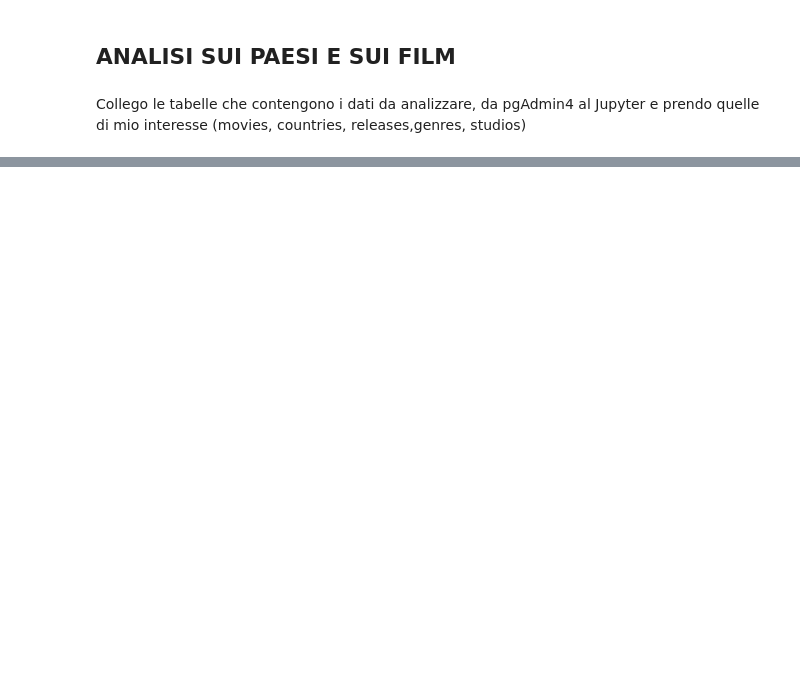
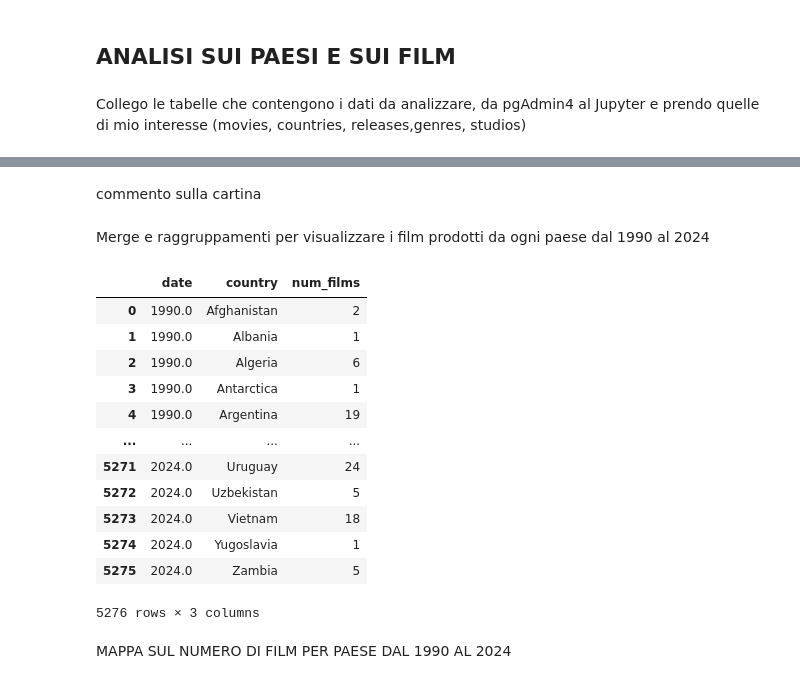
Before and after one commit to LuisBarrios03/Progetto-IUM-TWEB, a Jupyter notebook: solution/IUM/countries.ipynb, the cells around one changed output, grey strips where cells are left out. Saved outputs shown, nothing was run; the diff lists cells and outputs as text; code cells hidden in the pictures; blank space fills up the shorter version.

```diff
--- a/solution/IUM/countries.ipynb
+++ b/solution/IUM/countries.ipynb
@@ -43,0 +47,3 @@ dict_keys(['posters', 'releases', 'studios', 'themes', 'movies', 'actors', 'coun
+# %%
+# Unire i dati di 'movies' e 'countries' sul campo 'countries.id'
+merged_data = pd.merge(movies_df, countries_df, how='left', left_on='id', right_on='id')
@@ -43,0 +99,29 @@ dict_keys(['posters', 'releases', 'studios', 'themes', 'movies', 'actors', 'coun
+# %% [markdown]
+commento sulla cartina
+# %% [markdown]
+Merge e raggruppamenti per visualizzare i film prodotti da ogni paese dal 1990 al 2024
+# %%
+# Filtrare i dati per gli anni dal 2000 al 2024
+movies_per_anno = merged_data[(merged_data['date'] >= 1990) & (merged_data['date'] <= 2024)]
+
+# Conta il numero di film per paese e anno
+film_per_country_per_year = movies_per_anno.groupby(['date', 'country']).size().reset_index(name='num_films')
+
+#per visualizzare i film per anno di ogni paese
+film_per_country_per_year
+# %% [output]
+|  | date | country | num_films |
+| 0 | 1990.0 | Afghanistan | 2 |
+| 1 | 1990.0 | Albania | 1 |
+| 2 | 1990.0 | Algeria | 6 |
+| 3 | 1990.0 | Antarctica | 1 |
+| 4 | 1990.0 | Argentina | 19 |
+| ... | ... | ... | ... |
+| 5271 | 2024.0 | Uruguay | 24 |
+| 5272 | 2024.0 | Uzbekistan | 5 |
+| 5273 | 2024.0 | Vietnam | 18 |
+| 5274 | 2024.0 | Yugoslavia | 1 |
+| 5275 | 2024.0 | Zambia | 5 |
+5276 rows × 3 columns
+# %% [markdown]
+MAPPA SUL NUMERO DI FILM PER PAESE DAL 1990 AL 2024
```
Also changed, not shown: parts of 10 cells of this notebook, 2 other files.
